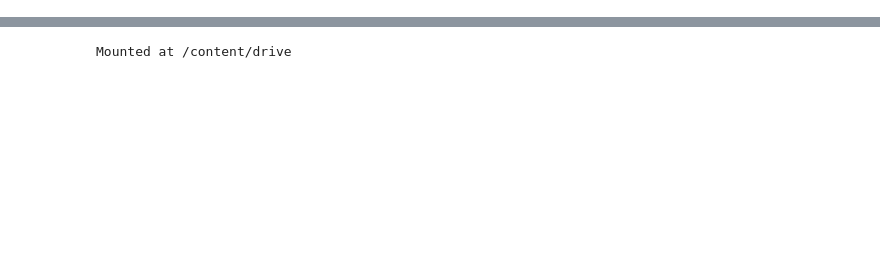
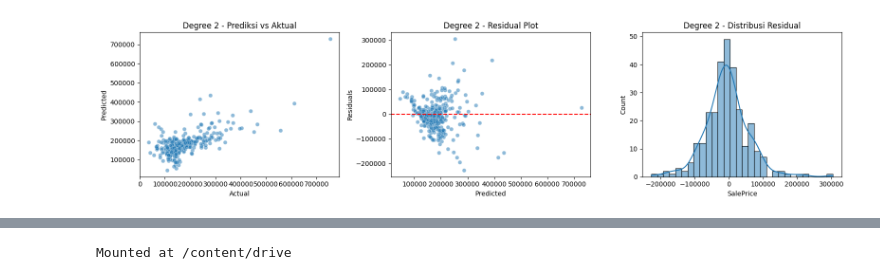
Before and after one commit to IET-Polinela/supervised-learning-irfansu1331, a Jupyter notebook: Lab 4/Lab4_23758043.ipynb, the cells around one changed output, grey strips where cells are left out. Cells and saved outputs as stored; diff of their text form; code cells hidden in the pictures; blank space fills up the shorter version.

```diff
--- a/Lab 4/Lab4_23758043.ipynb
+++ b/Lab 4/Lab4_23758043.ipynb
@@ -169,0 +303,97 @@ KNN Regression (k=7): MSE = 1672772318.3743, R² = 0.7819
+# %%
+import pandas as pd
+import numpy as np
+import matplotlib.pyplot as plt
+import seaborn as sns
+from sklearn.preprocessing import LabelEncoder, StandardScaler, PolynomialFeatures
+from sklearn.linear_model import LinearRegression
+from sklearn.model_selection import train_test_split
+from sklearn.metrics import mean_squared_error, r2_score
+
+# =============================
+# 1. Load dan Preprocessing Data
+# =============================
+df = pd.read_csv("train.csv")
+
+# Label Encoding
+df_encoded = df.copy()
+categorical_cols = df.select_dtypes(include=['object']).columns
+for col in categorical_cols:
+    df_encoded[col] = LabelEncoder().fit_transform(df[col].astype(str))
+
+# Isi NaN dengan median
+df_encoded = df_encoded.fillna(df_encoded.median(numeric_only=True))
+
+# Fitur dan target
+X = df_encoded.drop(columns=["SalePrice", "Id"])
+y = df_encoded["SalePrice"]
+
+# Split data
+X_train, X_test, y_train, y_test = train_test_split(X, y, test_size=0.2, random_state=42)
+
+# =============================
+# 2. Outlier Handling
+# =============================
+Q1 = X_train.quantile(0.25)
+Q3 = X_train.quantile(0.75)
+IQR = Q3 - Q1
+mask = ~((X_train < (Q1 - 1.5 * IQR)) | (X_train > (Q3 + 1.5 * IQR))).any(axis=1)
+X_train_clean = X_train[mask]
+y_train_clean = y_train[mask]
+
+# =============================
+# 3. Feature Scaling
+# =============================
+scaler = StandardScaler()
+X_train_scaled = scaler.fit_transform(X_train_clean)
+X_test_scaled = scaler.transform(X_test)
+
+# =============================
+# 4. Polynomial Regression (Degree 2 & 3)
+# =============================
+def evaluate_polynomial_model(degree):
+    poly = PolynomialFeatures(degree=degree)
+    X_train_poly = poly.fit_transform(X_train_scaled)
+    X_test_poly = poly.transform(X_test_scaled)
+
+    model_poly = LinearRegression()
+    model_poly.fit(X_train_poly, y_train_clean)
+    y_pred = model_poly.predict(X_test_poly)
+
+    mse = mean_squared_error(y_test, y_pred)
+    r2 = r2_score(y_test, y_pred)
+
+    print(f"\n=== Polynomial Regression Degree {degree} ===")
+    print("MSE:", mse)
+    print("R² :", r2)
+
+    # Visualisasi
+    residuals = y_test - y_pred
+    plt.figure(figsize=(16, 4))
+
+    plt.subplot(1, 3, 1)
+    sns.scatterplot(x=y_test, y=y_pred, alpha=0.5)
+    plt.xlabel("Actual")
+    plt.ylabel("Predicted")
+    plt.title(f"Degree {degree} - Prediksi vs Aktual")
+
+    plt.subplot(1, 3, 2)
+    sns.scatterplot(x=y_pred, y=residuals, alpha=0.5)
+    plt.axhline(0, color='red', linestyle='--')
+    plt.xlabel("Predicted")
+    plt.ylabel("Residuals")
+    plt.title(f"Degree {degree} - Residual Plot")
+
+    plt.subplot(1, 3, 3)
+    sns.histplot(residuals, kde=True, bins=30)
+    plt.title(f"Degree {degree} - Distribusi Residual")
+
+    plt.tight_layout()
+    plt.show()
+
+    return mse, r2
+
+# Evaluasi Polynomial Regression degree 2 & 3
+mse2, r2_2 = evaluate_polynomial_model(degree=2)
+mse3, r2_3 = evaluate_polynomial_model(degree=3)
+# %% [output]
@@ -169,0 +403 @@ KNN Regression (k=7): MSE = 1672772318.3743, R² = 0.7819
+[figure, added]
```
Also changed, not shown: parts of 8 cells of this notebook, 9 other files.
